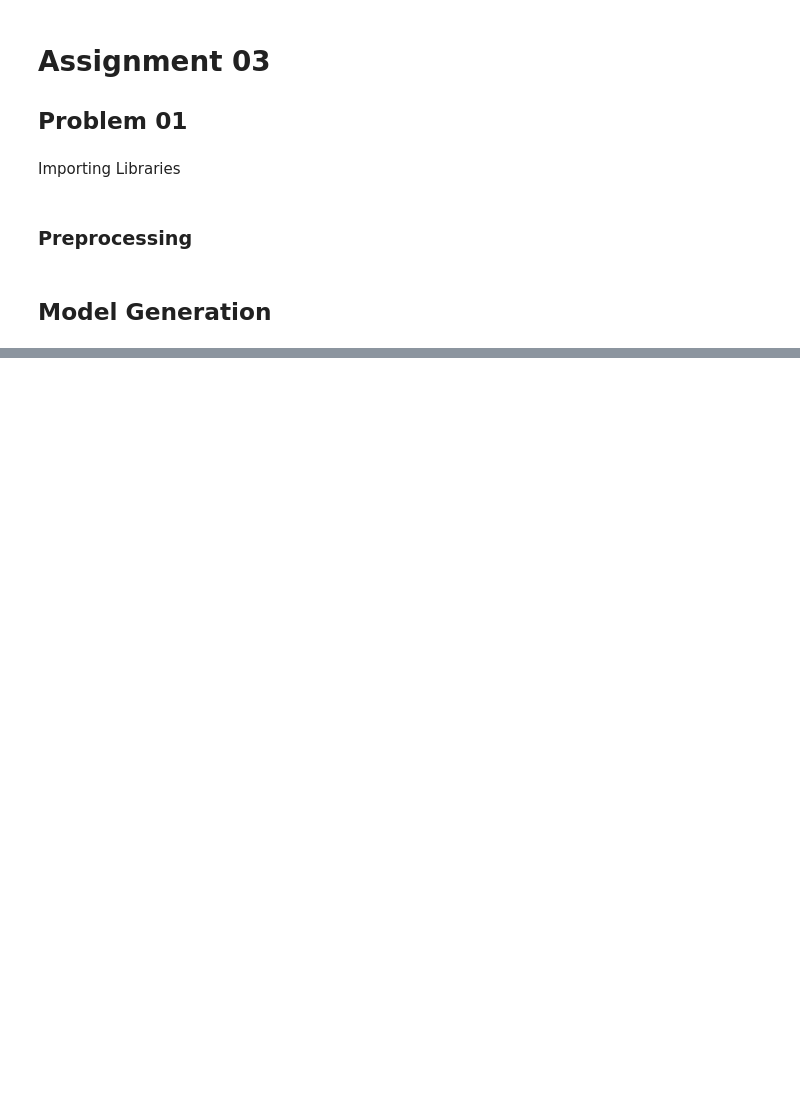
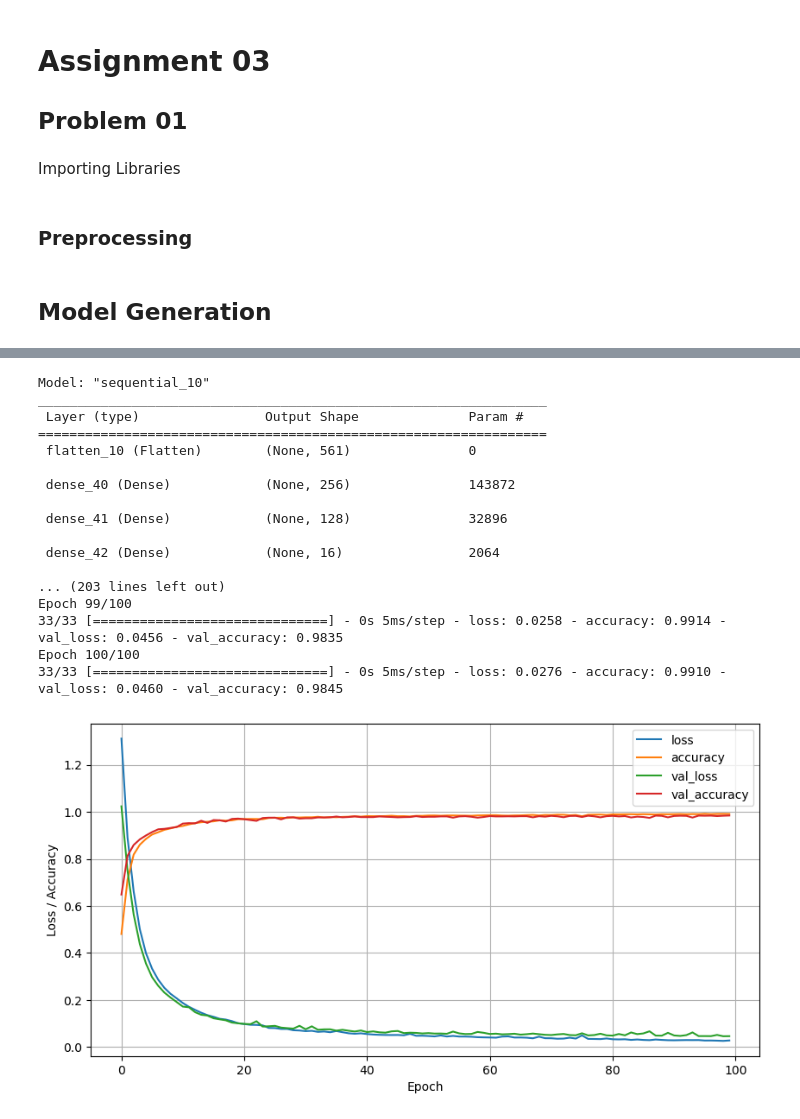
Before and after one commit to abbrash/ai_assignment-github, a Jupyter notebook: ai-assign03-p01.ipynb, the cells around one changed output, grey strips where cells are left out. Saved outputs shown, nothing was run; the diff lists cells and outputs as text; code cells hidden in the pictures; blank space fills up the shorter version.

```diff
--- a/ai-assign03-p01.ipynb
+++ b/ai-assign03-p01.ipynb
@@ -62,0 +95,45 @@ features_num
+# %%
+tf.random.set_seed(42)
+
+model_2 = tf.keras.Sequential([
+                             tf.keras.layers.Flatten(input_shape=[input_neuron_num, 1]),
+                             tf.keras.layers.Dense(256, activation="relu"),
+                             tf.keras.layers.Dense(128, activation="relu"),
+                             tf.keras.layers.Dense(16, activation="relu"),
+                             tf.keras.layers.Dense(output_neuron_num, activation="softmax")
+                            ])
+
+model_2.summary()
+
+optimizer_1 = optimizers.Adam(learning_rate=0.0001)
+
+model_2.compile(
+              loss="categorical_crossentropy",
+              optimizer=optimizer_1,
+              metrics=["accuracy"]
+             )
+
+result_hist_2 = model_2.fit(features_train, labels_train, batch_size=256, epochs=100,
+                     validation_data=(features_valid, labels_valid))
+
+pd.DataFrame(result_hist_2.history).plot(figsize=(10, 5), grid=True, xlabel="Epoch", ylabel="Loss / Accuracy")
+plt.show()
+# %% [output]
+Model: "sequential_10"
+_________________________________________________________________
+ Layer (type)                Output Shape              Param #
+=================================================================
+ flatten_10 (Flatten)        (None, 561)               0
+
+ dense_40 (Dense)            (None, 256)               143872
+
+ dense_41 (Dense)            (None, 128)               32896
+
+ dense_42 (Dense)            (None, 16)                2064
+
+... (203 lines left out)
+Epoch 99/100
+33/33 [==============================] - 0s 5ms/step - loss: 0.0258 - accuracy: 0.9914 - val_loss: 0.0456 - val_accuracy: 0.9835
+Epoch 100/100
+33/33 [==============================] - 0s 5ms/step - loss: 0.0276 - accuracy: 0.9910 - val_loss: 0.0460 - val_accuracy: 0.9845
+[figure, added]
```
Also changed, not shown: parts of 8 cells of this notebook.
